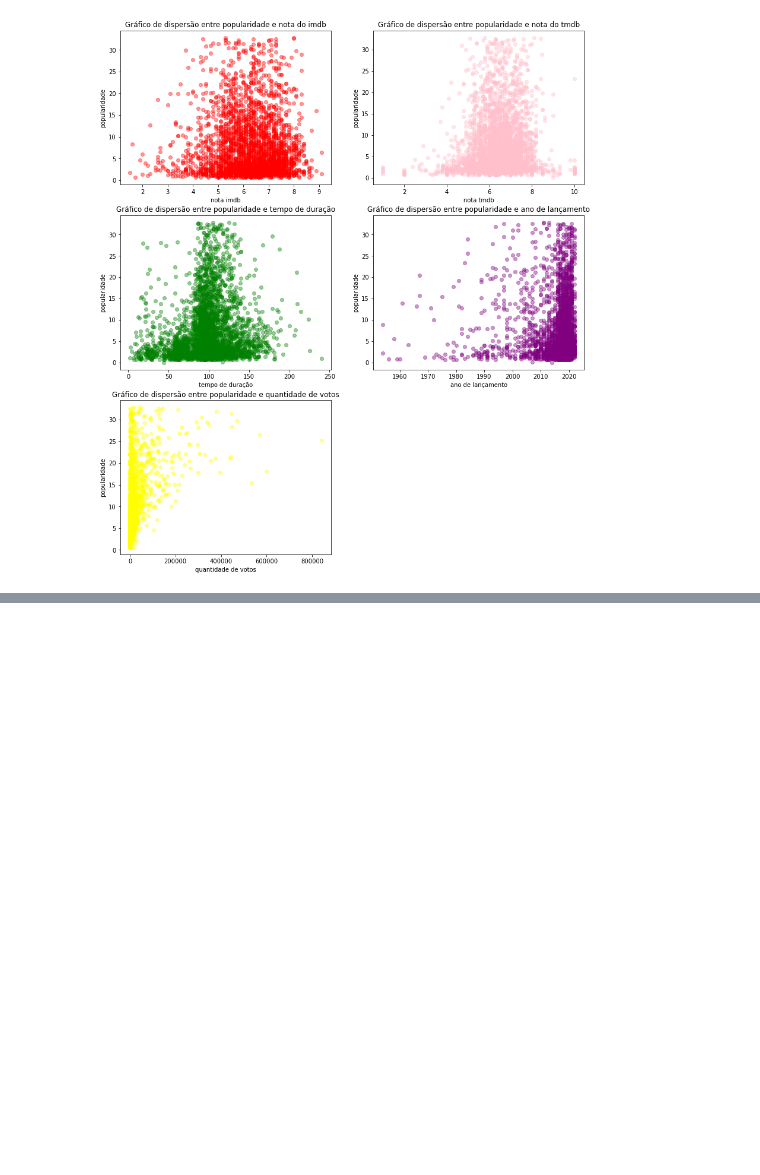
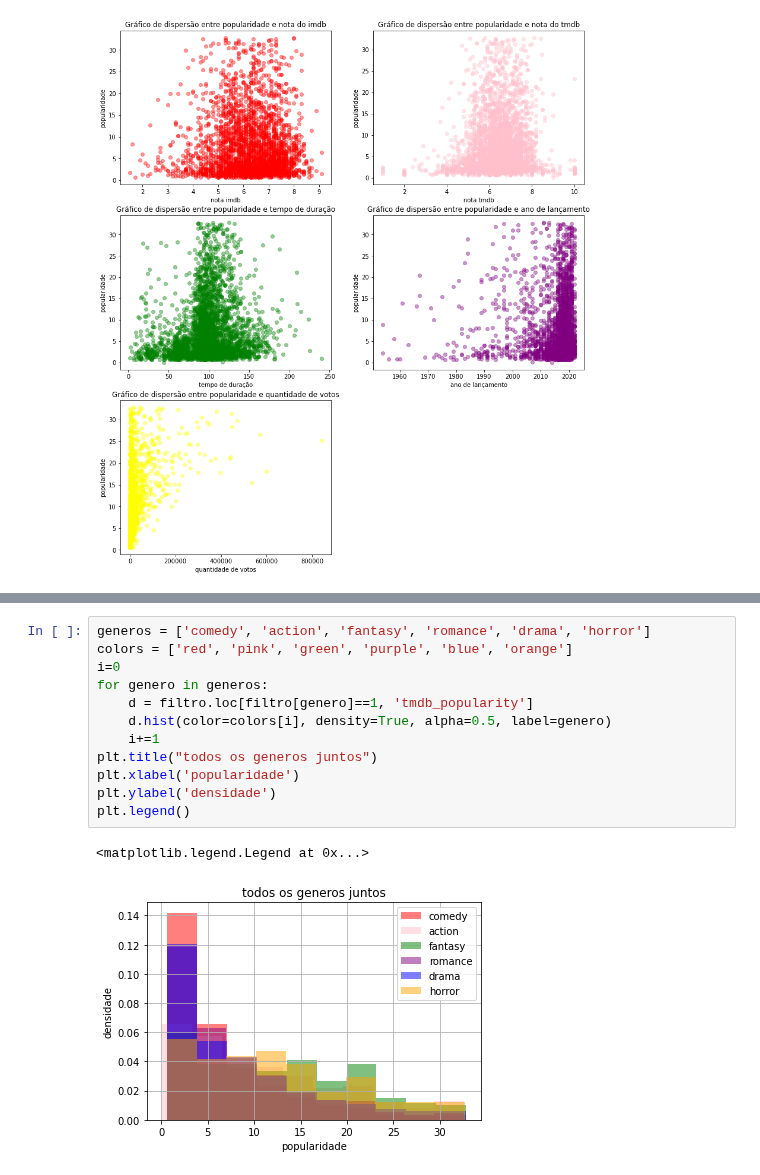
Before and after one commit to insper-classroom/22-2c-cd-p2-grupo_mace_girls, a Jupyter notebook: dados/relatorio.ipynb, the cells around one changed output, grey strips where cells are left out. Cells and saved outputs as stored; diff of their text form; blank space fills up the shorter version.

```diff
--- a/dados/relatorio.ipynb
+++ b/dados/relatorio.ipynb
@@ -341,0 +452,15 @@ plt.show()
+# %%
+generos = ['comedy', 'action', 'fantasy', 'romance', 'drama', 'horror']
+colors = ['red', 'pink', 'green', 'purple', 'blue', 'orange']
+i=0
+for genero in generos:
+    d = filtro.loc[filtro[genero]==1, 'tmdb_popularity']
+    d.hist(color=colors[i], density=True, alpha=0.5, label=genero)
+    i+=1
+plt.title("todos os generos juntos")
+plt.xlabel('popularidade')
+plt.ylabel('densidade')
+plt.legend()
+# %% [output]
+<matplotlib.legend.Legend at 0x...>
+[figure, added]
```
Also changed, not shown: parts of 11 cells of this notebook, 1 other file.
